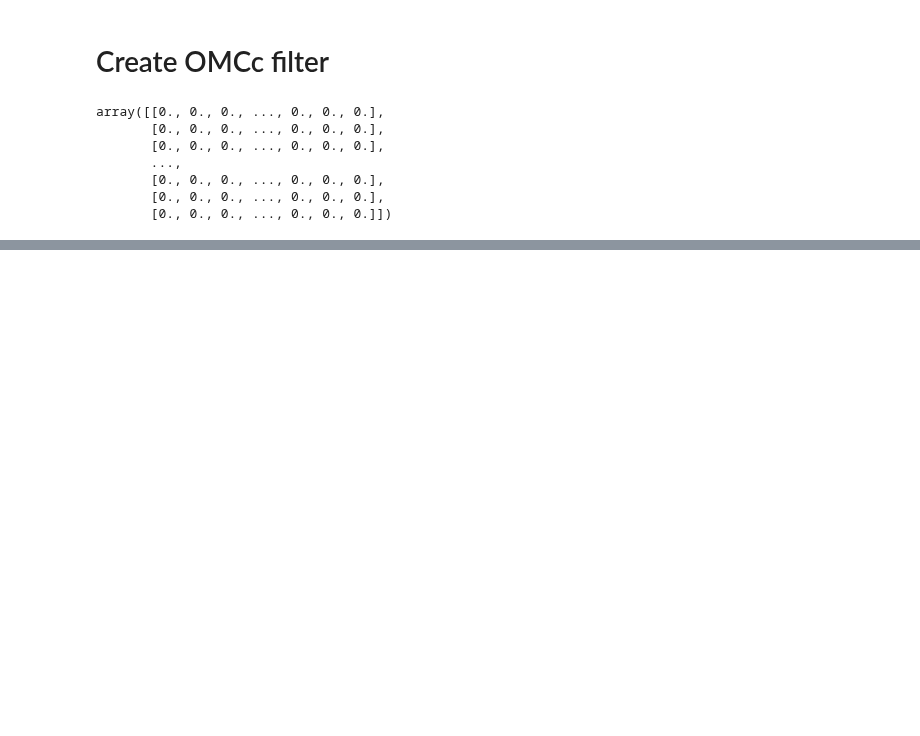
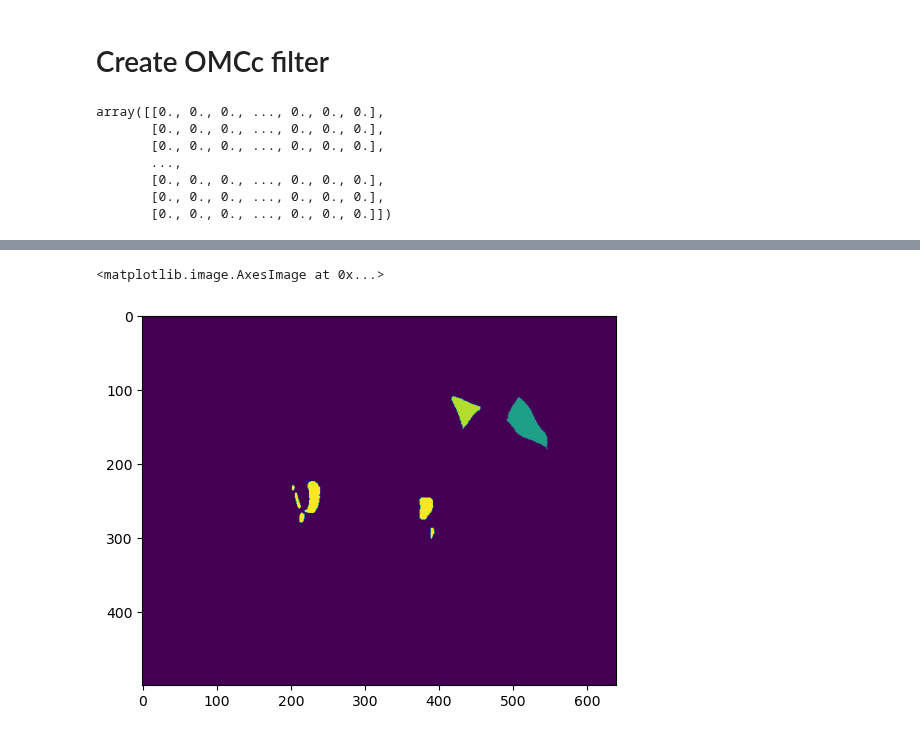
Before and after one commit to eisko/STP_analysis, a Jupyter notebook: test.ipynb, the cells around one changed output, grey strips where cells are left out. Drawn from its saved outputs; the diff is of its cells as text; code cells hidden in the pictures; blank space fills up the shorter version.

```diff
--- a/test.ipynb
+++ b/test.ipynb
@@ -123,0 +179,9 @@ array([[0., 0., 0., ..., 0., 0., 0.],
+# %%
+from skimage.transform import resize
+test_sk = resize(test_at, (265, 499, 640),
+                 mode='edge',
+                 anti_aliasing=False,
+                 anti_aliasing_sigma=None,
+                 preserve_range=True,
+                 order=0)
+test_sk.shape
@@ -123,0 +200,5 @@ array([[0., 0., 0., ..., 0., 0., 0.],
+# %%
+plt.imshow(test_sk[200])
+# %% [output]
+<matplotlib.image.AxesImage at 0x...>
+[figure, added]
```
Also changed, not shown: parts of 11 cells of this notebook, 3 other files.
